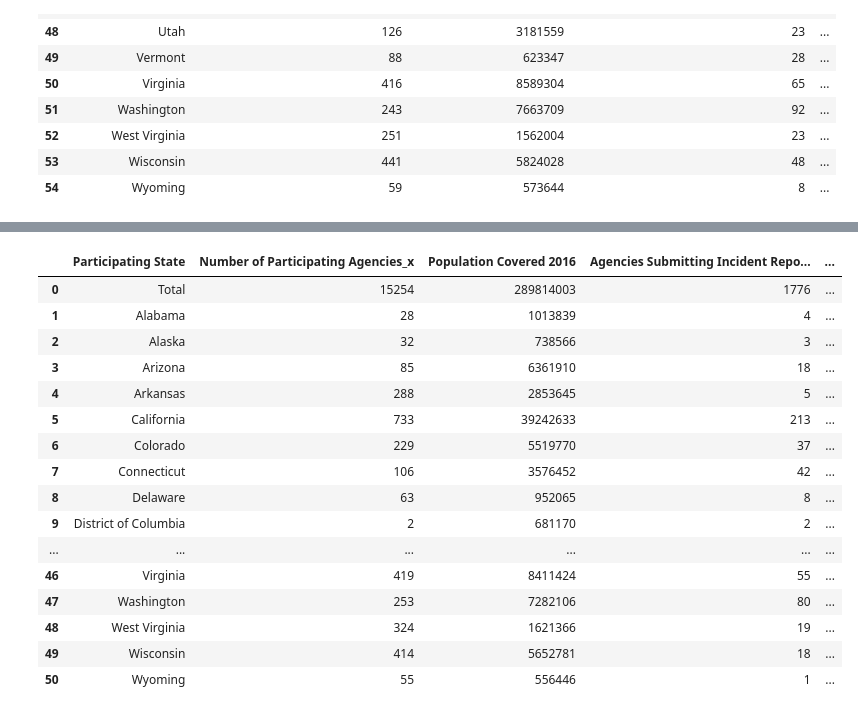
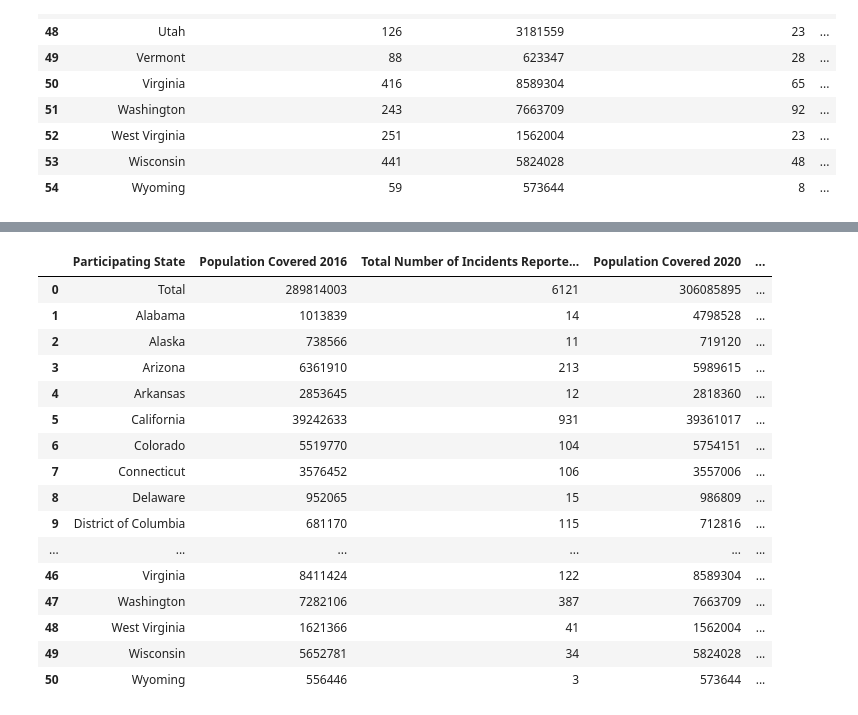
Before and after one commit to jaiduncan/HateCrimeStatistics2020, a Jupyter notebook: HateCrimes.ipynb, the cells around one changed output, grey strips where cells are left out. Saved outputs shown, nothing was run; the diff lists cells and outputs as text; code cells hidden in the pictures.

Commit message:
updated original df to 2016, 2020; merged hc16, 20

```diff
--- a/HateCrimes.ipynb
+++ b/HateCrimes.ipynb
@@ -119,4 +135,4 @@ hc2016.shape
 # %% [output]
 (51, 8)
 # %%
-hc2016.drop(hc2016.columns[[1, 3, 5, 6, 7]], axis=1)
+hc16 = hc2016.drop(hc2016.columns[[1, 3, 5, 6, 7]], axis=1)
@@ -225,4 +232,4 @@ hc2020.tail(10)
 | 53 | Wisconsin | 441 | 5824028 | 48 | ... |
 | 54 | Wyoming | 59 | 573644 | 8 | ... |
 # %%
-hc2020.drop(hc2020.columns[[1, 3]], axis=1)
+hc20 = hc2020.drop(hc2020.columns[[1, 3]], axis=1)
@@ -247,20 +245,20 @@ hc2020.drop(hc2020.columns[[1, 3]], axis=1)
 # %%
-#pd.merge(hc2016, hc2020, on="Participating State")
+pd.merge(hc16, hc20, on="Participating State")
 # %% [output]
-|  | Participating State | Number of Participating Agencies_x | Population Covered 2016 | Agencies Submitting Incident Repo... | ... |
-| 0 | Total | 15254 | 289814003 | 1776 | ... |
-| 1 | Alabama | 28 | 1013839 | 4 | ... |
-| 2 | Alaska | 32 | 738566 | 3 | ... |
-| 3 | Arizona | 85 | 6361910 | 18 | ... |
-| 4 | Arkansas | 288 | 2853645 | 5 | ... |
-| 5 | California | 733 | 39242633 | 213 | ... |
-| 6 | Colorado | 229 | 5519770 | 37 | ... |
-| 7 | Connecticut | 106 | 3576452 | 42 | ... |
-| 8 | Delaware | 63 | 952065 | 8 | ... |
-| 9 | District of Columbia | 2 | 681170 | 2 | ... |
+|  | Participating State | Population Covered 2016 | Total Number of Incidents Reporte... | Population Covered 2020 | ... |
+| 0 | Total | 289814003 | 6121 | 306085895 | ... |
+| 1 | Alabama | 1013839 | 14 | 4798528 | ... |
+| 2 | Alaska | 738566 | 11 | 719120 | ... |
+| 3 | Arizona | 6361910 | 213 | 5989615 | ... |
+| 4 | Arkansas | 2853645 | 12 | 2818360 | ... |
+| 5 | California | 39242633 | 931 | 39361017 | ... |
+| 6 | Colorado | 5519770 | 104 | 5754151 | ... |
+| 7 | Connecticut | 3576452 | 106 | 3557006 | ... |
+| 8 | Delaware | 952065 | 15 | 986809 | ... |
+| 9 | District of Columbia | 681170 | 115 | 712816 | ... |
 | ... | ... | ... | ... | ... | ... |
-| 46 | Virginia | 419 | 8411424 | 55 | ... |
-| 47 | Washington | 253 | 7282106 | 80 | ... |
-| 48 | West Virginia | 324 | 1621366 | 19 | ... |
-| 49 | Wisconsin | 414 | 5652781 | 18 | ... |
-| 50 | Wyoming | 55 | 556446 | 1 | ... |
+| 46 | Virginia | 8411424 | 122 | 8589304 | ... |
+| 47 | Washington | 7282106 | 387 | 7663709 | ... |
+| 48 | West Virginia | 1621366 | 41 | 1562004 | ... |
+| 49 | Wisconsin | 5652781 | 34 | 5824028 | ... |
+| 50 | Wyoming | 556446 | 3 | 573644 | ... |
```
Also changed, not shown: parts of 5 cells of this notebook.
